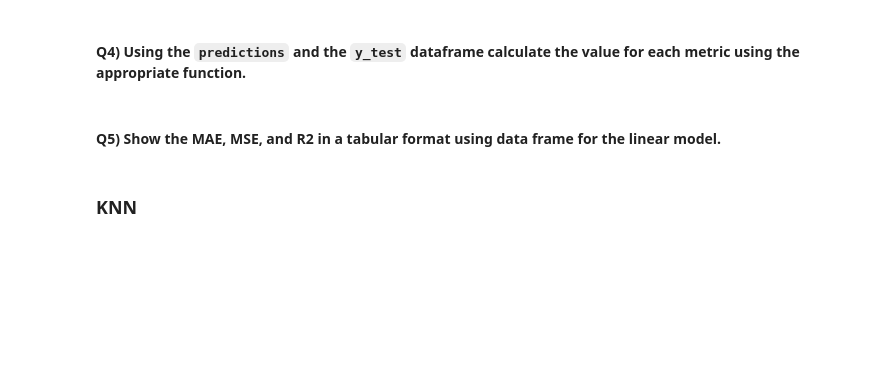
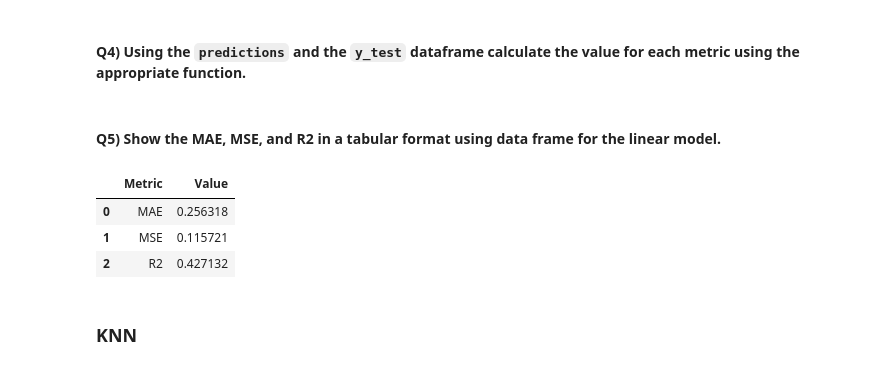
Before and after one commit to JJMtzexe/ibmcourse, a Jupyter notebook: Machine Learning with Python/Final Assignment/ML0101EN_SkillUp_FinalAssignment.jupyterlite.ipynb, the cells around one changed output. Saved outputs shown, nothing was run; the diff lists cells and outputs as text; code cells hidden in the pictures; blank space fills up the shorter version.

Commit message:
Final Assignment Screenshots

```diff
--- a/Machine Learning with Python/Final Assignment/ML0101EN_SkillUp_FinalAssignment.jupyterlite.ipynb
+++ b/Machine Learning with Python/Final Assignment/ML0101EN_SkillUp_FinalAssignment.jupyterlite.ipynb
@@ -178,17 +176,25 @@ LinearReg =
 #### Q3) Now use the `predict` method on the testing data (`x_test`) and save it to the array `predictions`.
 # %%
 #Enter Your Code, Execute and take the Screenshot
+predictions = LinearReg.predict(x_test)
-# %%
-predictions =
 # %% [markdown]
 #### Q4) Using the `predictions` and the `y_test` dataframe calculate the value for each metric using the appropriate function.
 # %%
-#Enter Your Code, Execute and take the Screenshot
+# Enter Your Code, Execute and take the Screenshot
+LinearRegression_MAE = metrics.mean_absolute_error(y_test, predictions)
+LinearRegression_MSE = metrics.mean_squared_error(y_test, predictions)
+LinearRegression_R2 = metrics.r2_score(y_test, predictions)
-# %%
-LinearRegression_MAE =
-LinearRegression_MSE =
-LinearRegression_R2 =
 # %% [markdown]
 #### Q5) Show the MAE, MSE, and R2 in a tabular format using data frame for the linear model.
 # %%
-#Enter Your Code, Execute and take the Screenshot
+# Enter Your Code, Execute and take the Screenshot
+Report = pd.DataFrame({
+    'Metric': ['MAE', 'MSE', 'R2'],
+    'Value': [LinearRegression_MAE, LinearRegression_MSE, LinearRegression_R2]
+    })
+Report
+# %% [output]
+|  | Metric | Value |
+| 0 | MAE | 0.256318 |
+| 1 | MSE | 0.115721 |
+| 2 | R2 | 0.427132 |
```
Also changed, not shown: parts of 37 cells of this notebook, 19 other files.
